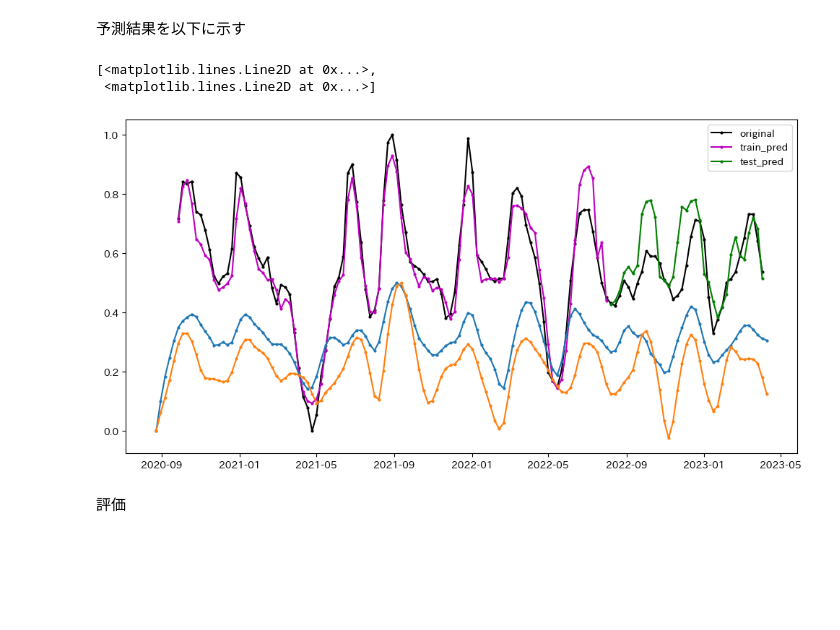
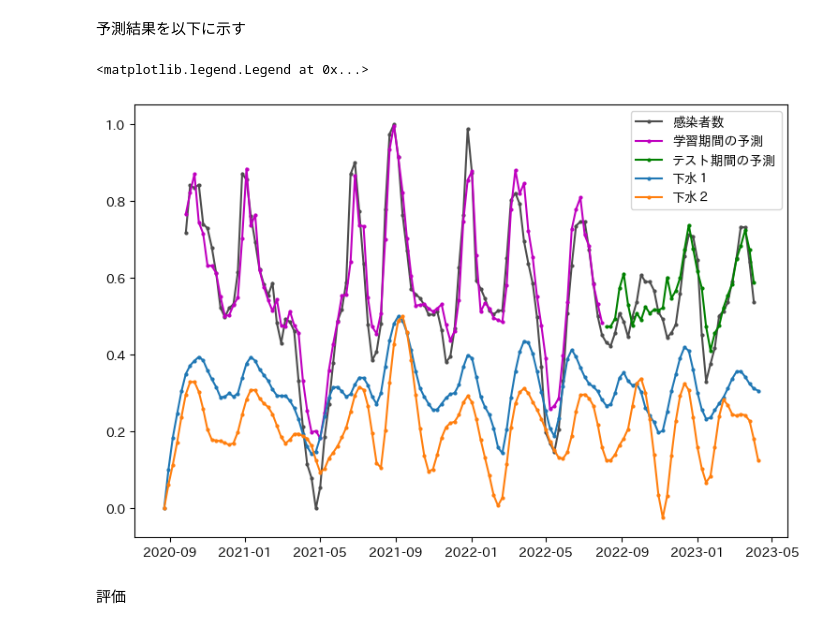
Before and after one commit to mk3854/mk_research, a Jupyter notebook: main.ipynb, the cells around one changed output. Drawn from its saved outputs; the diff is of its cells as text; code cells hidden in the pictures; blank space fills up the shorter version.

```diff
--- a/main.ipynb
+++ b/main.ipynb
@@ -667,27 +698,27 @@ cp = ModelCheckpoint("weights.hdf5", monitor="val_loss", verbose=1,
 
 es =  EarlyStopping(monitor='val_loss',
                                 min_delta=1e-3,
-                                patience=100,
+                                patience=150,
                                 mode="min")
 
 def step_decay(epoch):
-    x = 0.0005
-    if epoch >= 100: x = 0.0001
+    x = 0.01
+    if epoch >= 100: x = 0.001
     # if epoch >= 225: x = 0.001
     return x
 lr_decay = LearningRateScheduler(step_decay)
 
 # 学習の実行
-set_seed(0)
+set_seed(1)
 history = model.fit(
                     [X_RNN_sea_train[:,:,:3],  X_RNN_sea_train[:,:,3:]] ,y_RNN_sea_train,
                     # X_RNN_sea_train[:,:,:3] ,y_RNN_sea_train,
-                    epochs=300,
-                    batch_size=6,
+                    epochs=100,
+                    batch_size=3,
                     validation_split=0.2,
                     # callbacks=[cp],
-                    # callbacks=[cp, es],
-                    # callbacks=[cp, es, lr_decay],
+                    # callbacks=[es],
+                    callbacks=[cp,es,lr_decay],
                     verbose=1,
 
                     shuffle=False)
@@ -749,29 +780,17 @@ y_train_pred =model.predict([X_RNN_sea_train[:,:,:3], X_RNN_sea_train[:,:,3:]])
 # %% [markdown]
 予測結果を以下に示す
 # %%
-plt.figure(figsize=(12,6))
-plt.plot(y_RNN_sea, "-ok", ms=2, label="original")
-plt.plot(y_RNN_sea[:-test_size].index, y_train_pred, "-om", ms=2, label="train_pred")
-plt.plot(y_RNN_sea[-test_size:].index,y_test_pred, "-og", ms=2, label="test_pred")
+plt.figure(figsize=(9,6))
+plt.plot(y_RNN_sea, "-o", color="0.3", ms=2, label="感染者数")
+plt.plot(y_RNN_sea[:-test_size].index, y_train_pred, "-om", ms=2, label="学習期間の予測")
+plt.plot(y_RNN_sea[-test_size:].index,y_test_pred, "-og", ms=2, label="テスト期間の予測")
 plt.legend()
-# plt.twinx()
-# plt.plot(X_RNA["spl_S"],"-m")
-# plt.plot(X_RNA["spl_D"],"-y")
-# val(y_test_pred, scaler_y.inverse_transform(y_RNA_test), scaler_y.inverse_transform(y_RNA_train))
-# plt.twinx()
-# plt.plot(X_RNA["spl_S"], "--^b", ms=2, label="original")
 
-# plt.plot(data_sea.iloc[5:,[1,2,5]])
-plt.plot(mm_data_sea[["spl_S_Seasonal","spl_D_Seasonal"]]/2, "-o", ms=2)
-
-# v=val(y_test_pred, y_RNN_sea[-test_size:], y_RNN_sea[:-test_size])
-# v={"RMSE":v[0], "MAPE":v[1], "MASE":v[2]}
-# config.update(v)
-# results.append(config)
+plt.plot(mm_data_sea[["spl_S_Seasonal","spl_D_Seasonal"]]/2, "-o", ms=2, label=["下水１","下水２"])
+plt.legend()
 # %% [output]
-[<matplotlib.lines.Line2D at 0x...>,
- <matplotlib.lines.Line2D at 0x...>]
+<matplotlib.legend.Legend at 0x...>
-[figure, old version]
+[figure, new version]
 # %% [markdown]
 評価
 # %%
```
Also changed, not shown: parts of 37 cells of this notebook.
